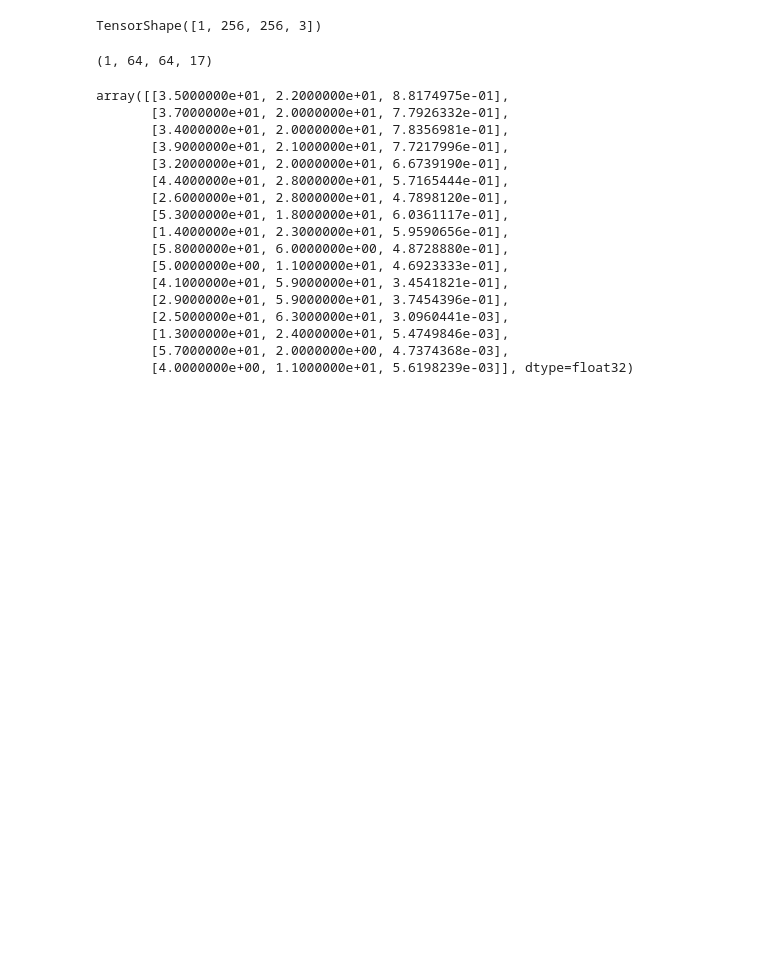
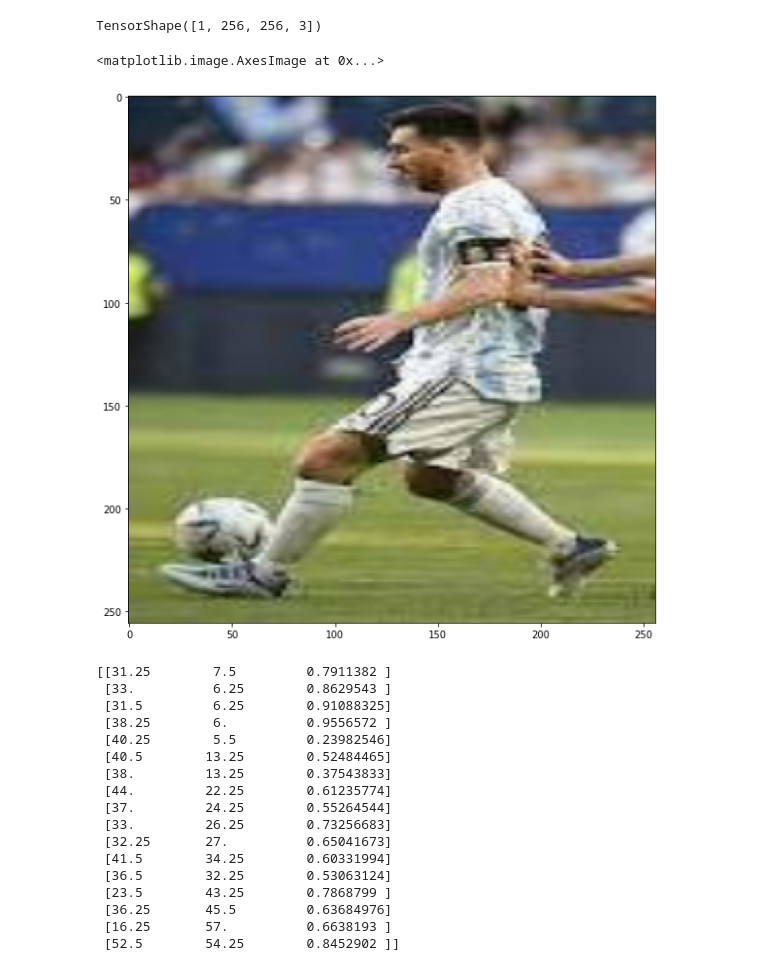
Before and after one commit to MindlessBoid/single-person-pose-estimation, a Jupyter notebook: dev/test.ipynb, the cells around one changed output. Cells and saved outputs as stored; diff of their text form; code cells hidden in the pictures; blank space fills up the shorter version.

```diff
--- a/dev/test.ipynb
+++ b/dev/test.ipynb
@@ -296,33 +305,35 @@ image = tf.expand_dims(image, axis = 0)
 image.shape
 # %% [output]
 TensorShape([1, 256, 256, 3])
+# %%
+plt.figure(figsize=(10,10))
+plt.imshow(image[0])
+# %% [output]
+<matplotlib.image.AxesImage at 0x...>
+[figure, added]
 # %%
 pred = model.predict(image)
-# %%
-pred[-1].shape
-# %% [output]
-(1, 64, 64, 17)
 # %%
-keypoints = heatmaps_to_keypoints_v1(pred[-1][0])
-tf.print(keypoints)
+keypoints = heatmaps_to_keypoints_v2(pred[-1][0], conf_threshold = 0.01)
+print(keypoints)
 # %% [output]
-array([[3.5000000e+01, 2.2000000e+01, 8.8174975e-01],
-       [3.7000000e+01, 2.0000000e+01, 7.7926332e-01],
-       [3.4000000e+01, 2.0000000e+01, 7.8356981e-01],
-       [3.9000000e+01, 2.1000000e+01, 7.7217996e-01],
-       [3.2000000e+01, 2.0000000e+01, 6.6739190e-01],
-       [4.4000000e+01, 2.8000000e+01, 5.7165444e-01],
-       [2.6000000e+01, 2.8000000e+01, 4.7898120e-01],
-       [5.3000000e+01, 1.8000000e+01, 6.0361117e-01],
-       [1.4000000e+01, 2.3000000e+01, 5.9590656e-01],
-       [5.8000000e+01, 6.0000000e+00, 4.8728880e-01],
-       [5.0000000e+00, 1.1000000e+01, 4.6923333e-01],
-       [4.1000000e+01, 5.9000000e+01, 3.4541821e-01],
-       [2.9000000e+01, 5.9000000e+01, 3.7454396e-01],
-       [2.5000000e+01, 6.3000000e+01, 3.0960441e-03],
-       [1.3000000e+01, 2.4000000e+01, 5.4749846e-03],
-       [5.7000000e+01, 2.0000000e+00, 4.7374368e-03],
-       [4.0000000e+00, 1.1000000e+01, 5.6198239e-03]], dtype=float32)
+[[31.25        7.5         0.7911382 ]
+ [33.          6.25        0.8629543 ]
+ [31.5         6.25        0.91088325]
+ [38.25        6.          0.9556572 ]
+ [40.25        5.5         0.23982546]
+ [40.5        13.25        0.52484465]
+ [38.         13.25        0.37543833]
+ [44.         22.25        0.61235774]
+ [37.         24.25        0.55264544]
+ [33.         26.25        0.73256683]
+ [32.25       27.          0.65041673]
+ [41.5        34.25        0.60331994]
+ [36.5        32.25        0.53063124]
+ [23.5        43.25        0.7868799 ]
+ [36.25       45.5         0.63684976]
+ [16.25       57.          0.6638193 ]
+ [52.5        54.25        0.8452902 ]]
 # %%
 plt.figure(figsize = (7,7))
 plt.imshow(image[0])
```
Also changed, not shown: parts of 22 cells of this notebook, 6 other files.
